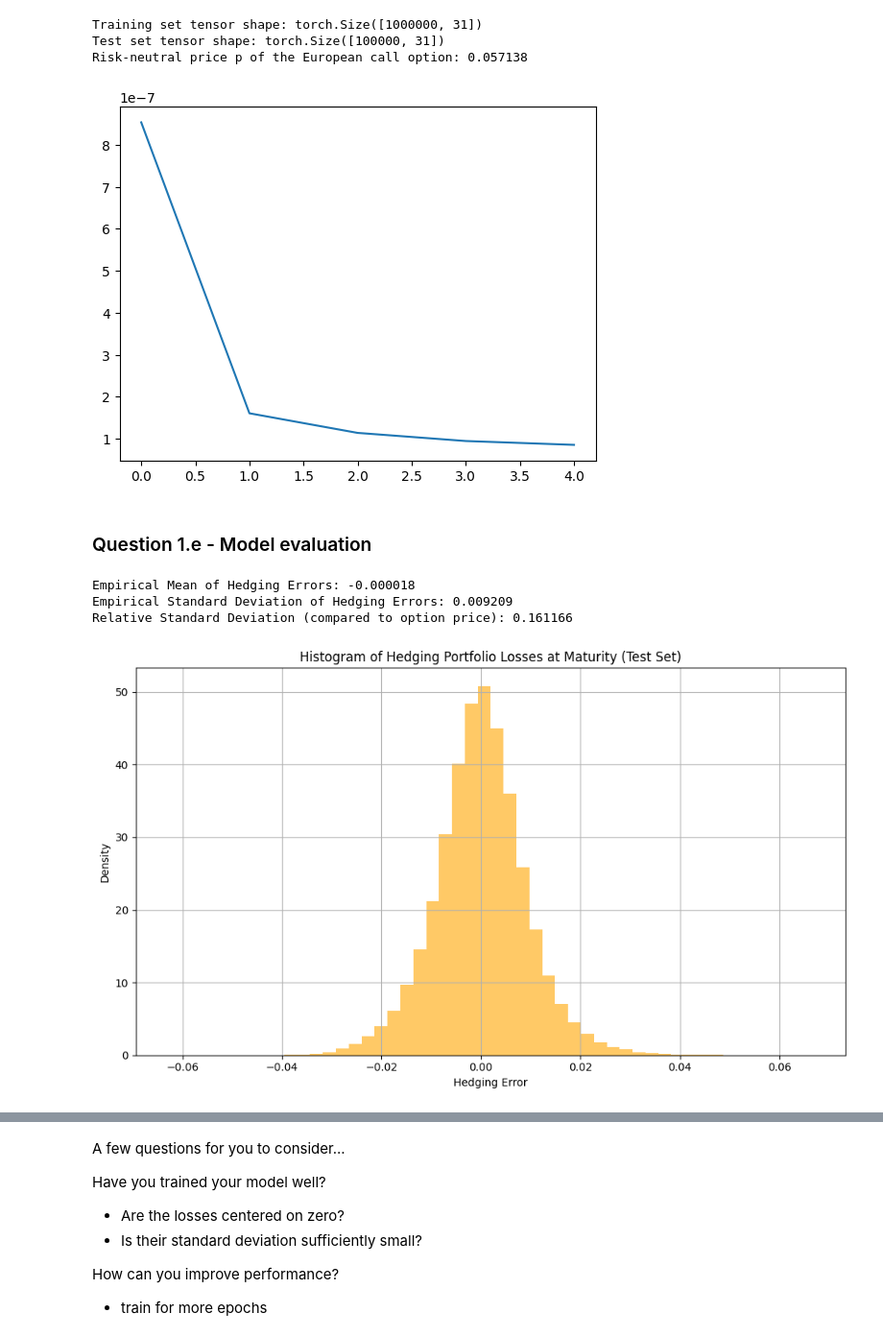
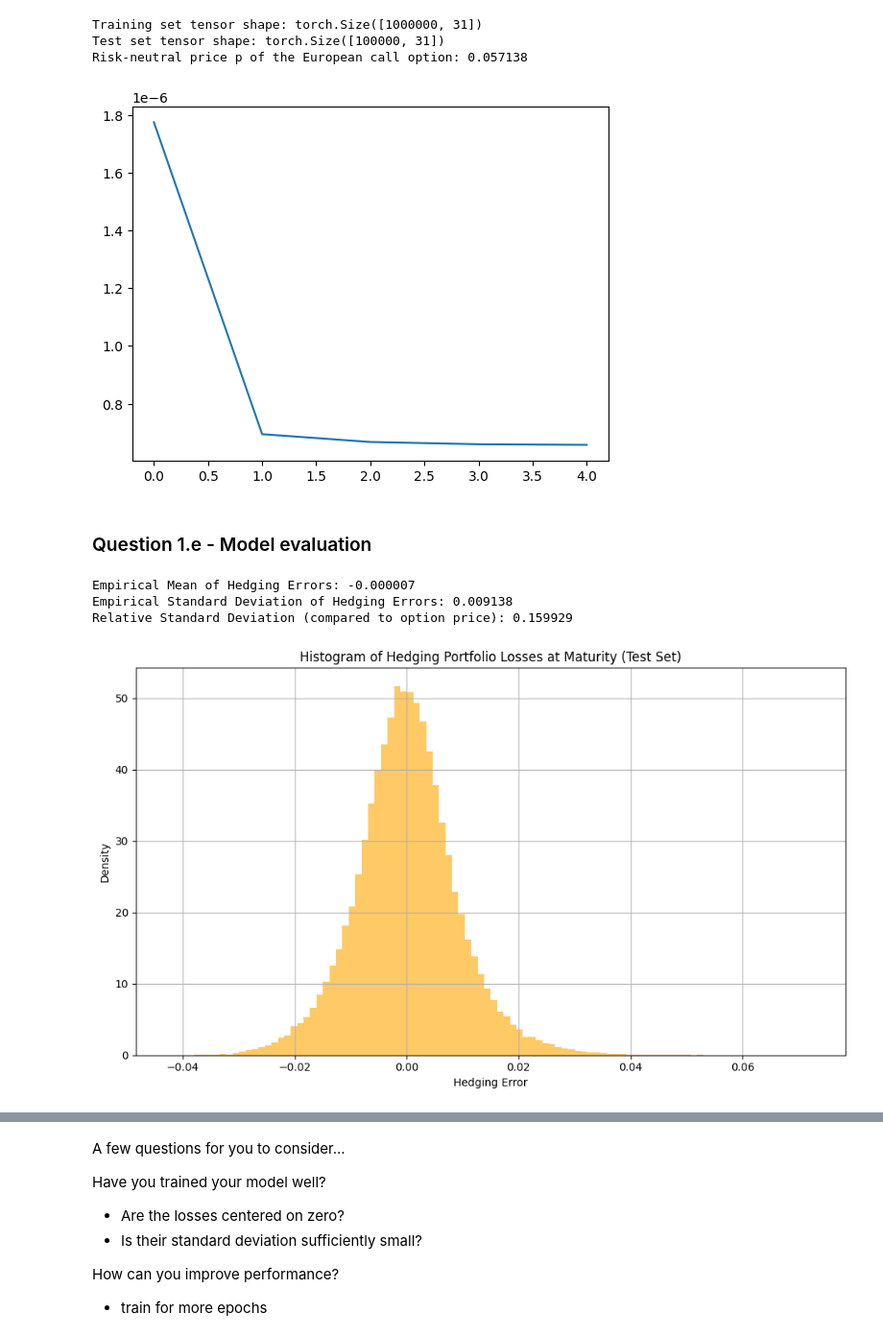
Before and after one commit to RamonKaspar/ML-in-Finance-and-Insurance, a Jupyter notebook: 03_Deep-Hedging/main.ipynb, the cells around one changed output, grey strips where cells are left out. Shown at 96% size. Cells and saved outputs as stored; diff of their text form; code cells hidden in the pictures.

```diff
--- a/03_Deep-Hedging/main.ipynb
+++ b/03_Deep-Hedging/main.ipynb
@@ -178,7 +176,7 @@ milestones = [75]
 optimizer = optim.Adam(model.parameters(), lr=learning_rate)
 scheduler = torch.optim.lr_scheduler.MultiStepLR(optimizer, milestones=milestones, gamma=0.1)
 NUM_EPOCHS = 5
-BATCH_SIZE = 1024
+BATCH_SIZE = 128
 
 train_loader = DataLoader(train_dataset, batch_size=BATCH_SIZE, shuffle=True)
 test_loader = DataLoader(test_dataset, batch_size=BATCH_SIZE, shuffle=False)
@@ -242,7 +240,7 @@ for epoch in training_loop:
 plt.plot(losses, label='Training loss')
 plt.show()
 # %% [output]
-[figure, old version]
+[figure, new version]
 # %% [markdown]
 ### Question 1.e - Model evaluation
 # %%
@@ -265,35 +263,35 @@ with torch.no_grad():   # Disable gradient calculations
 
         # Compute hedging cost: sum_j H_{t_j} * delta_S_{t_j}
         hedging_cost = torch.sum(H * delta_S, dim=1)  # Shape: (batch_size,)
 
         # Compute the option payoff g(S_T) = max(S_T - K, 0)
         g_of_S_T = call_option_payoff(S_T=S_batch[:, -1], K=1)  # Shape: (batch_size,)
 
         # Compute hedging error (i.e., the loss)
         hedging_error = g_of_S_T - p - hedging_cost
         hedging_errors.extend(hedging_error.detach().numpy())
 
 
 # Plot a histogram of the hedging losses and print mean and standard deviation
 mean_error = np.mean(hedging_errors)
 std_error = np.std(hedging_errors)
 relative_std = std_error / p
 
 print(f"Empirical Mean of Hedging Errors: {mean_error:.6f}")
 print(f"Empirical Standard Deviation of Hedging Errors: {std_error:.6f}")
 print(f"Relative Standard Deviation (compared to option price): {relative_std:.6f}")
 
 plt.figure(figsize=(10, 6))
-plt.hist(hedging_errors, bins=50, density=True, alpha=0.6, color='orange')
+plt.hist(hedging_errors, bins=100, density=True, alpha=0.6, color='orange')
 plt.title(f'Histogram of Hedging Portfolio Losses at Maturity (Test Set)')
 plt.xlabel('Hedging Error')
 plt.ylabel('Density')
 plt.grid(True)
 plt.tight_layout()
 plt.savefig('plots/histogram_hedging_errors.pdf')
 plt.show()
 # %% [output]
-Empirical Mean of Hedging Errors: -0.000018
-Empirical Standard Deviation of Hedging Errors: 0.009209
-Relative Standard Deviation (compared to option price): 0.161166
+Empirical Mean of Hedging Errors: -0.000007
+Empirical Standard Deviation of Hedging Errors: 0.009138
+Relative Standard Deviation (compared to option price): 0.159929
-[figure, old version]
+[figure, new version]
```
Also changed, not shown: parts of 5 cells of this notebook, 3 other files.
